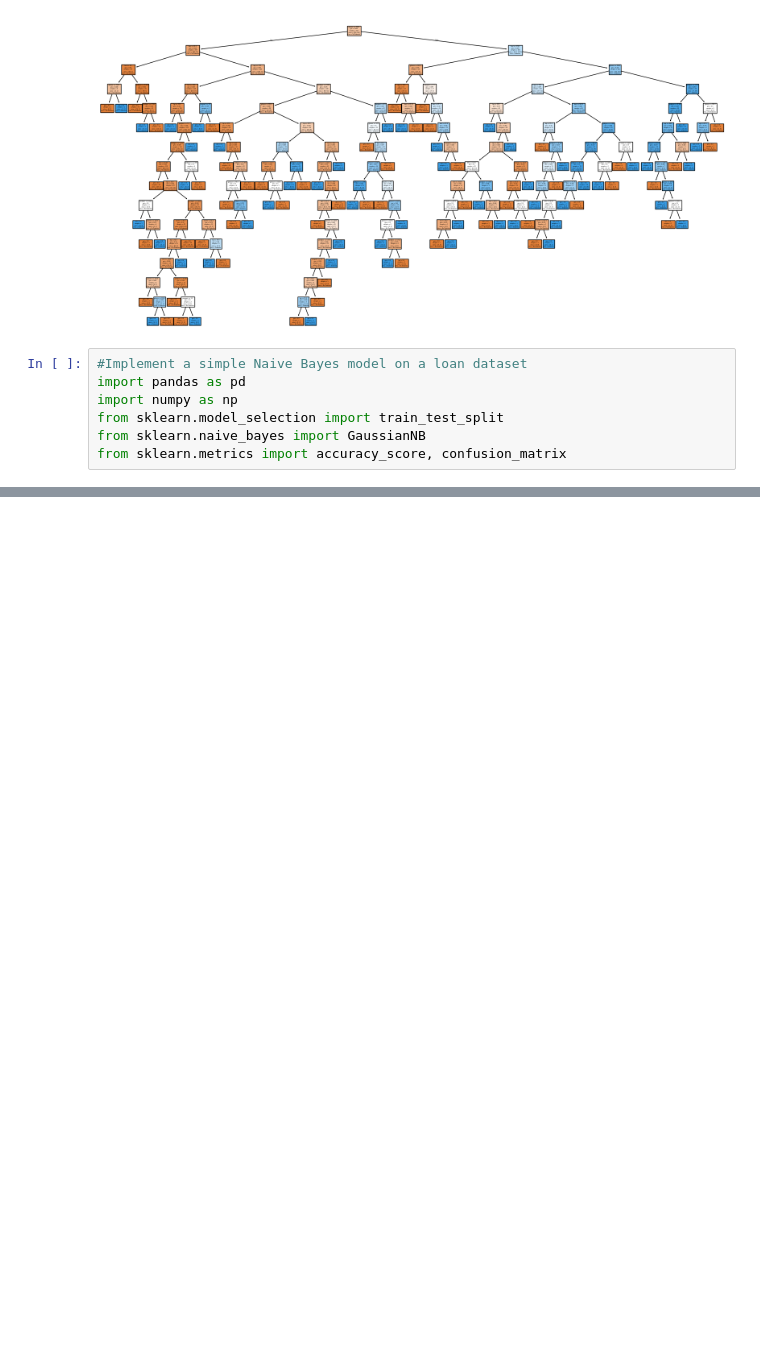
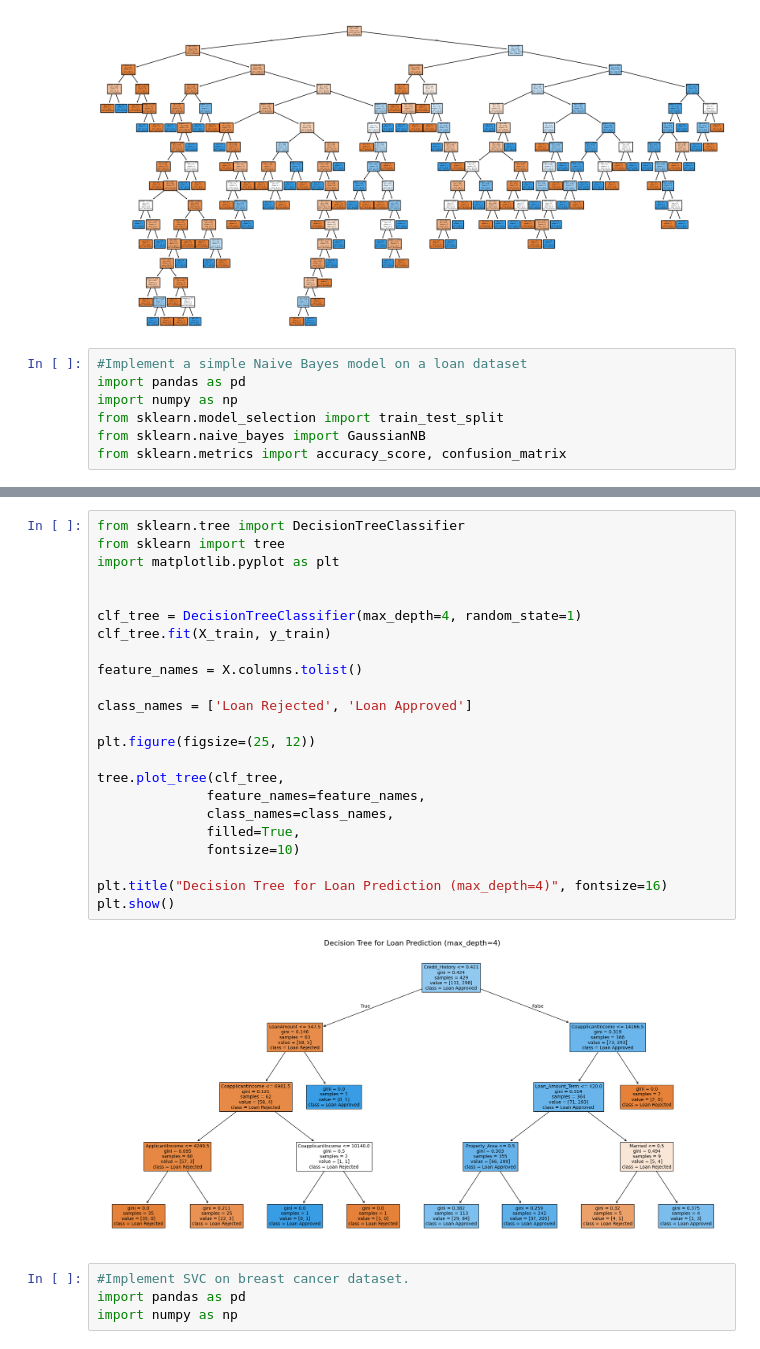
Before and after one commit to Praharshita1275/Machine-learning, a Jupyter notebook: Machine_learning.ipynb, the cells around one changed output, grey strips where cells are left out. Cells and saved outputs as stored; diff of their text form; blank space fills up the shorter version.

```diff
--- a/Machine_learning.ipynb
+++ b/Machine_learning.ipynb
@@ -1547,0 +1617,29 @@ df.head()
+# %%
+from sklearn.tree import DecisionTreeClassifier
+from sklearn import tree
+import matplotlib.pyplot as plt
+
+
+clf_tree = DecisionTreeClassifier(max_depth=4, random_state=1)
+clf_tree.fit(X_train, y_train)
+
+feature_names = X.columns.tolist()
+
+class_names = ['Loan Rejected', 'Loan Approved']
+
+plt.figure(figsize=(25, 12))
+
+tree.plot_tree(clf_tree,
+              feature_names=feature_names,
+              class_names=class_names,
+              filled=True,
+              fontsize=10)
+
+plt.title("Decision Tree for Loan Prediction (max_depth=4)", fontsize=16)
+plt.show()
+# %% [output]
+[figure, added]
+# %%
+#Implement SVC on breast cancer dataset.
+import pandas as pd
+import numpy as np
```
Also changed, not shown: parts of 5 cells of this notebook.
